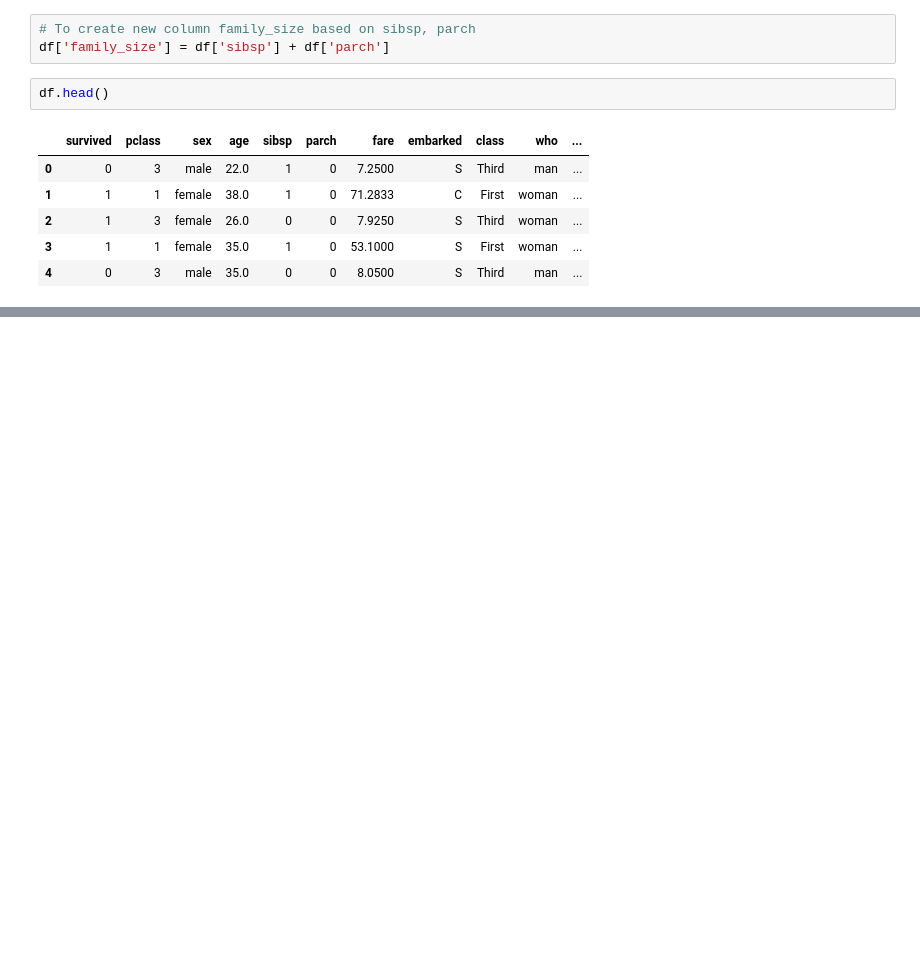
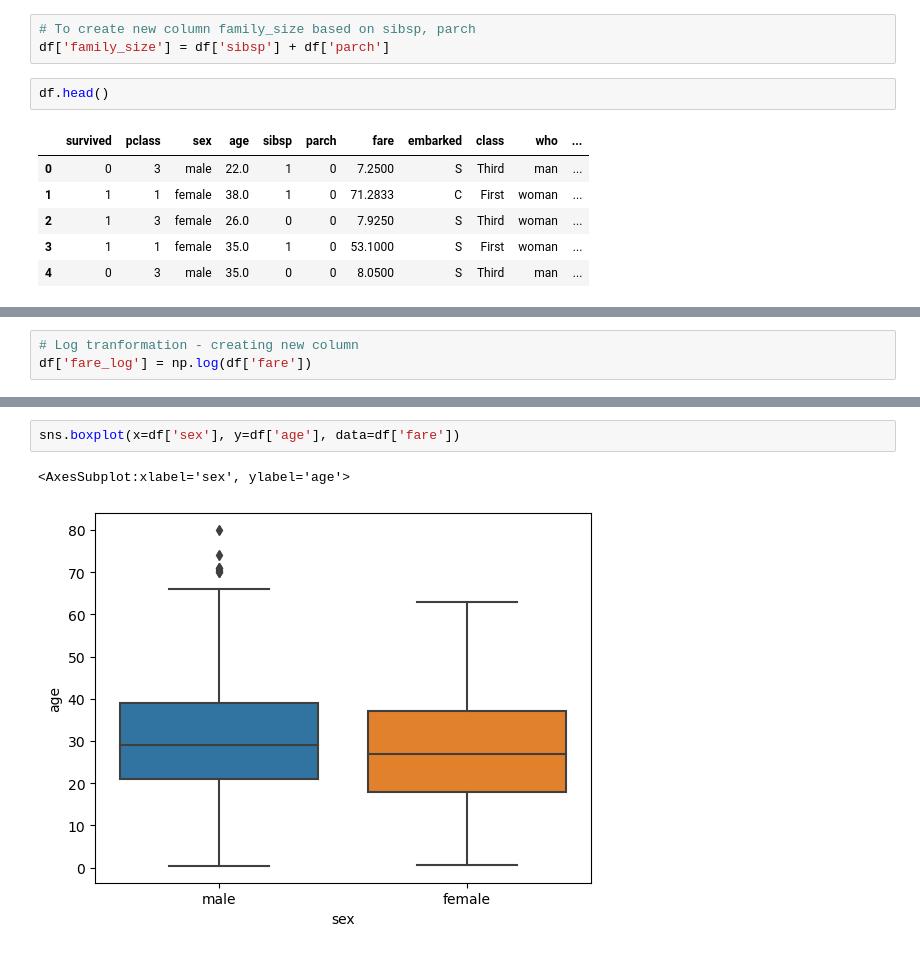
Before and after one commit to fareed23/data-science, a Jupyter notebook: day13/eda.ipynb, the cells around one changed output, grey strips where cells are left out. Drawn from its saved outputs; the diff is of its cells as text; blank space fills up the shorter version.

```diff
--- a/day13/eda.ipynb
+++ b/day13/eda.ipynb
@@ -337,0 +361,3 @@ Index(['survived', 'pclass', 'sex', 'age', 'sibsp', 'parch', 'fare',
+# %%
+# Log tranformation - creating new column
+df['fare_log'] = np.log(df['fare'])
@@ -337,0 +373,5 @@ Index(['survived', 'pclass', 'sex', 'age', 'sibsp', 'parch', 'fare',
+# %%
+sns.boxplot(x=df['sex'], y=df['age'], data=df['fare'])
+# %% [output]
+<AxesSubplot:xlabel='sex', ylabel='age'>
+[figure, added]
```
Also changed, not shown: parts of 10 cells of this notebook.
